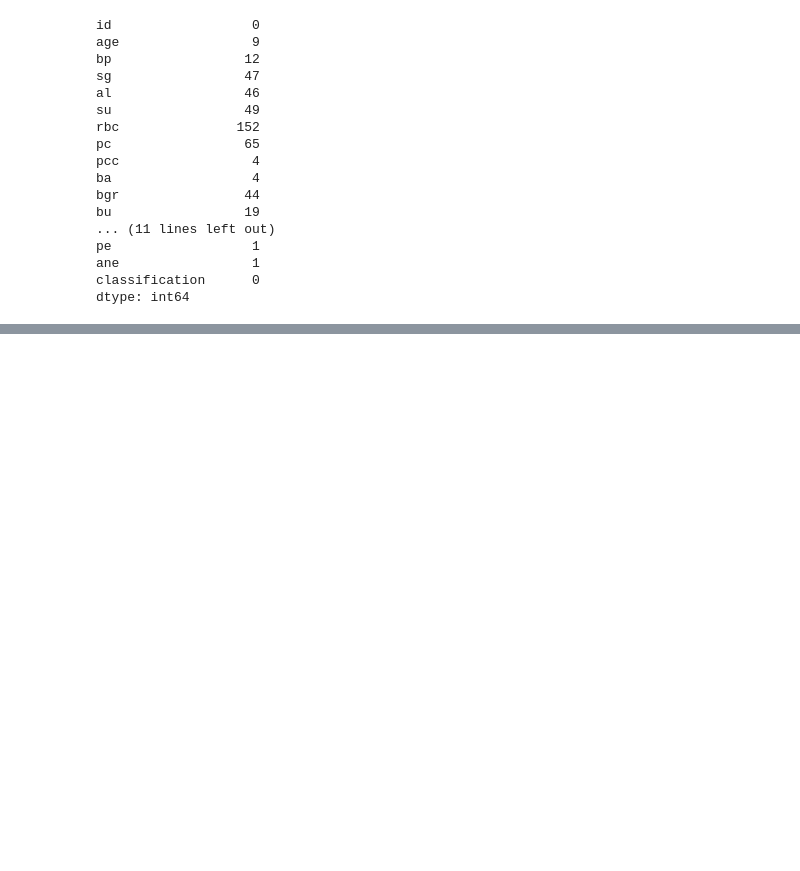
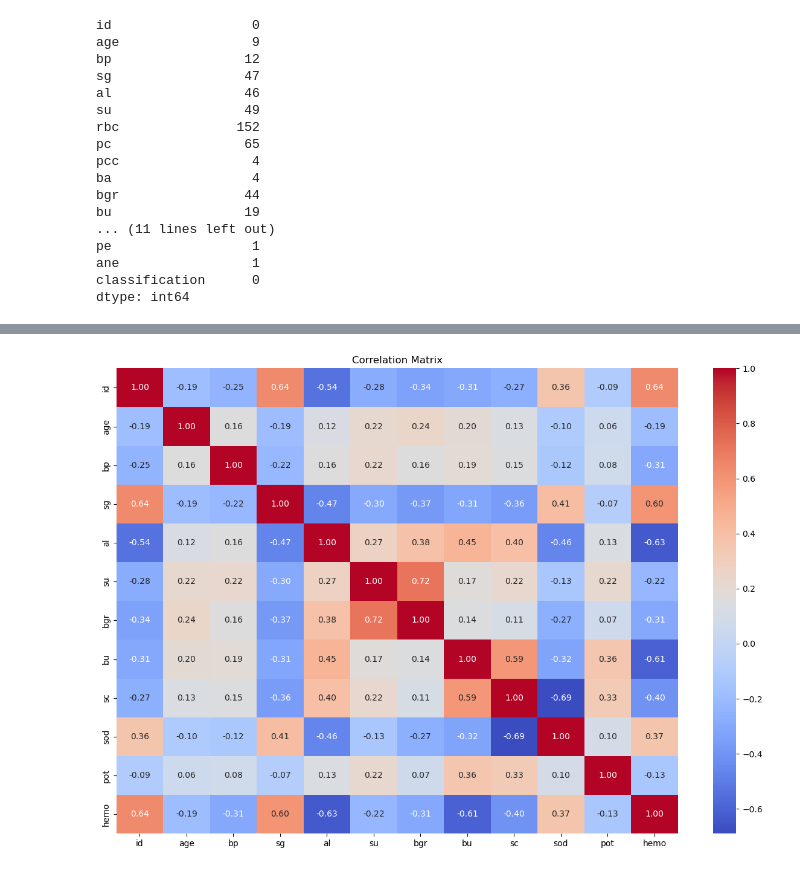
Before and after one commit to shakil2490/Chronic_Kidney_Disease_Prediction, a Jupyter notebook: CKD_Prediction.ipynb, the cells around one changed output, grey strips where cells are left out. Cells and saved outputs as stored; diff of their text form; code cells hidden in the pictures; blank space fills up the shorter version.

```diff
--- a/CKD_Prediction.ipynb
+++ b/CKD_Prediction.ipynb
@@ -109,0 +84,4 @@ data.describe()
+# %%
+# select numeric data
+num_cols = data.select_dtypes(exclude = 'object')
+num_cols.head()
@@ -112,0 +145,3 @@ summary = rp.summary_cont(data[num_col])
+# %%
+# correlation matrix by using pearson method
+correlation = num_cols.corr(method = 'pearson')
@@ -112,0 +199,8 @@ summary = rp.summary_cont(data[num_col])
+# %%
+# Multivariate plots with correlations
+plt.figure(figsize=(15,10))
+sns.heatmap(correlation, annot=True, cmap='coolwarm', fmt=".2f")
+plt.title('Correlation Matrix')
+plt.show()
+# %% [output]
+[figure, added]
```
Also changed, not shown: parts of 20 cells of this notebook, 1 other file.
